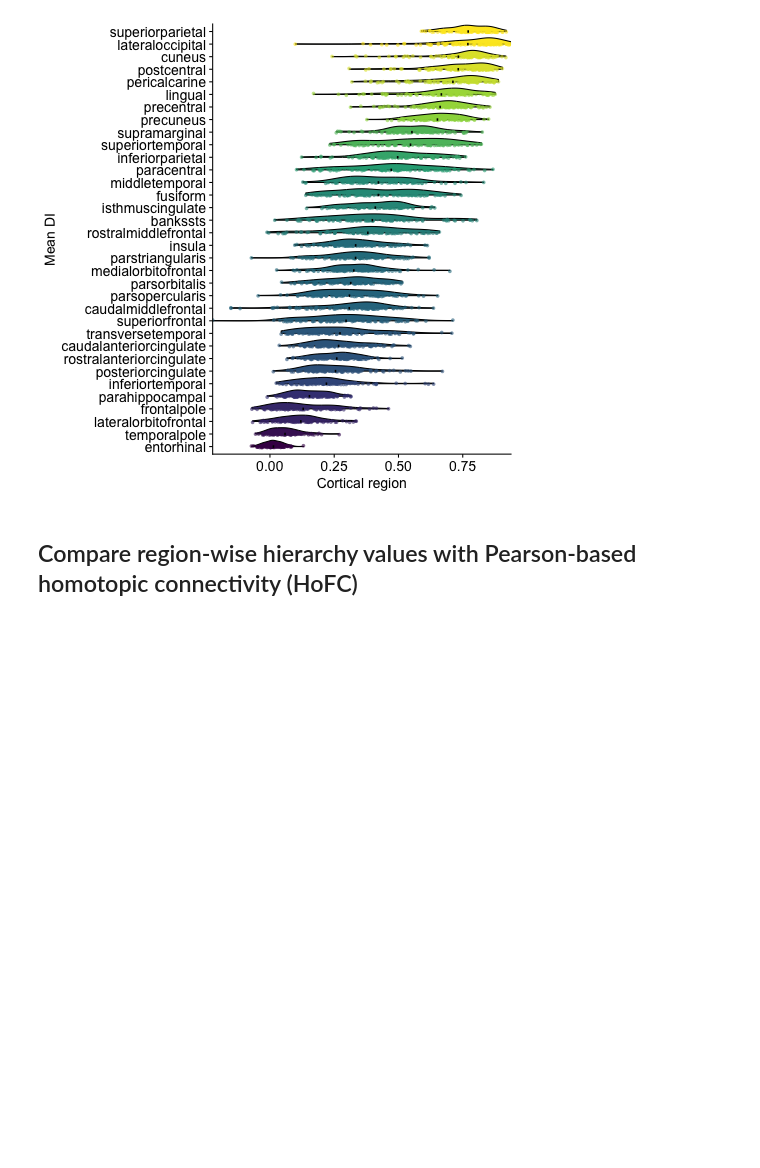
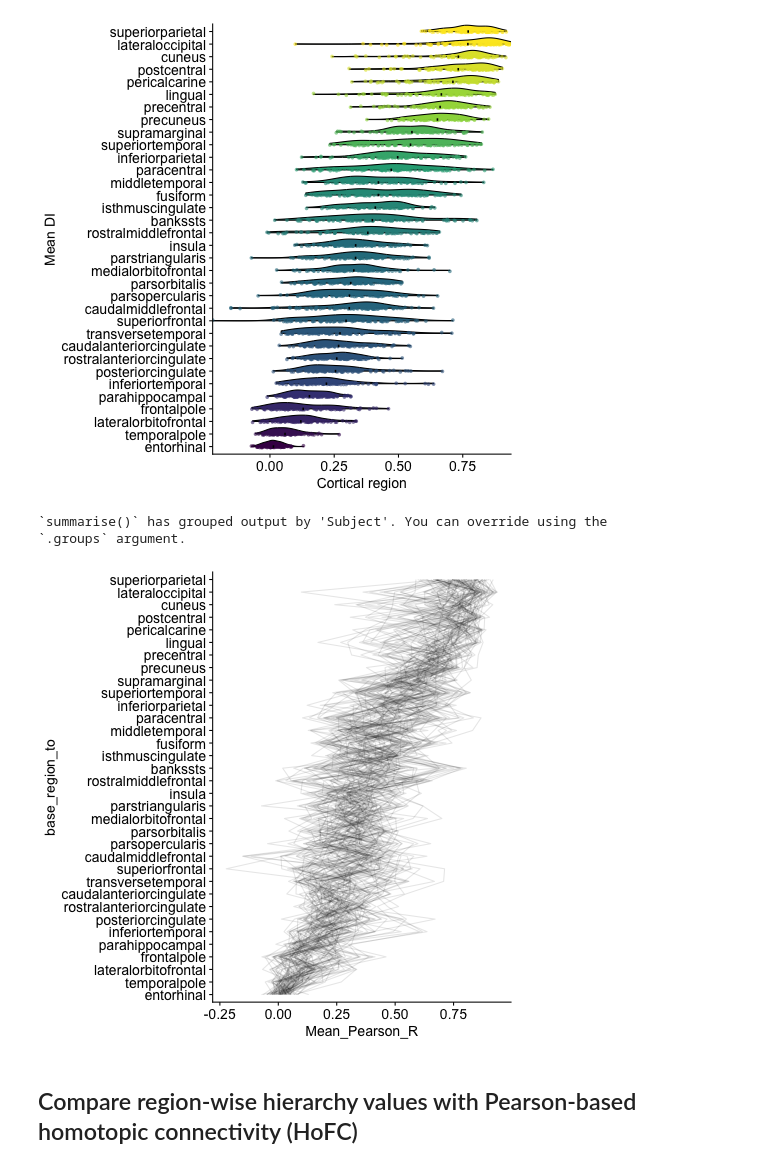
Before and after one commit to DynamicsAndNeuralSystems/Directed_information_fMRI, a Jupyter notebook: data_visualization/1_Pearson_HoFC_vs_hierarchy.ipynb, the cells around one changed output. Saved outputs shown, nothing was run; the diff lists cells and outputs as text; code cells hidden in the pictures; blank space fills up the shorter version.

```diff
--- a/data_visualization/1_Pearson_HoFC_vs_hierarchy.ipynb
+++ b/data_visualization/1_Pearson_HoFC_vs_hierarchy.ipynb
@@ -132,6 +131,26 @@ pearson_homotopic_res %>%
 `summarise()` has grouped output by 'Subject'. You can override using the
 `.groups` argument.
 [figure]
+# %%
+%%R -i pearson_homotopic_res
+
+pearson_homotopic_res %>%
+  group_by(Subject, base_region_to) %>%
+  summarise(Mean_Pearson_R = mean(value, na.rm=T)) %>%
+  ungroup() %>%
+  group_by(base_region_to) %>%
+  mutate(mean_region_Pearson_R = mean(Mean_Pearson_R)) %>%
+  ungroup() %>%
+  mutate(base_region_to = fct_reorder(base_region_to, Mean_Pearson_R, .fun=mean)) %>%
+  ggplot(data=., mapping=aes(x=base_region_to, y=Mean_Pearson_R)) +
+  geom_line(aes(group=Subject), alpha=0.1) +
+  coord_flip() +
+  theme(legend.position="none",
+        axis.text = element_text(size=14))
+# %% [output]
+`summarise()` has grouped output by 'Subject'. You can override using the
+`.groups` argument.
+[figure, added]
 # %% [markdown]
 ## Compare region-wise hierarchy values with Pearson-based homotopic connectivity (HoFC)
 # %%
```
Also changed, not shown: parts of 4 cells of this notebook, 20 other files.
